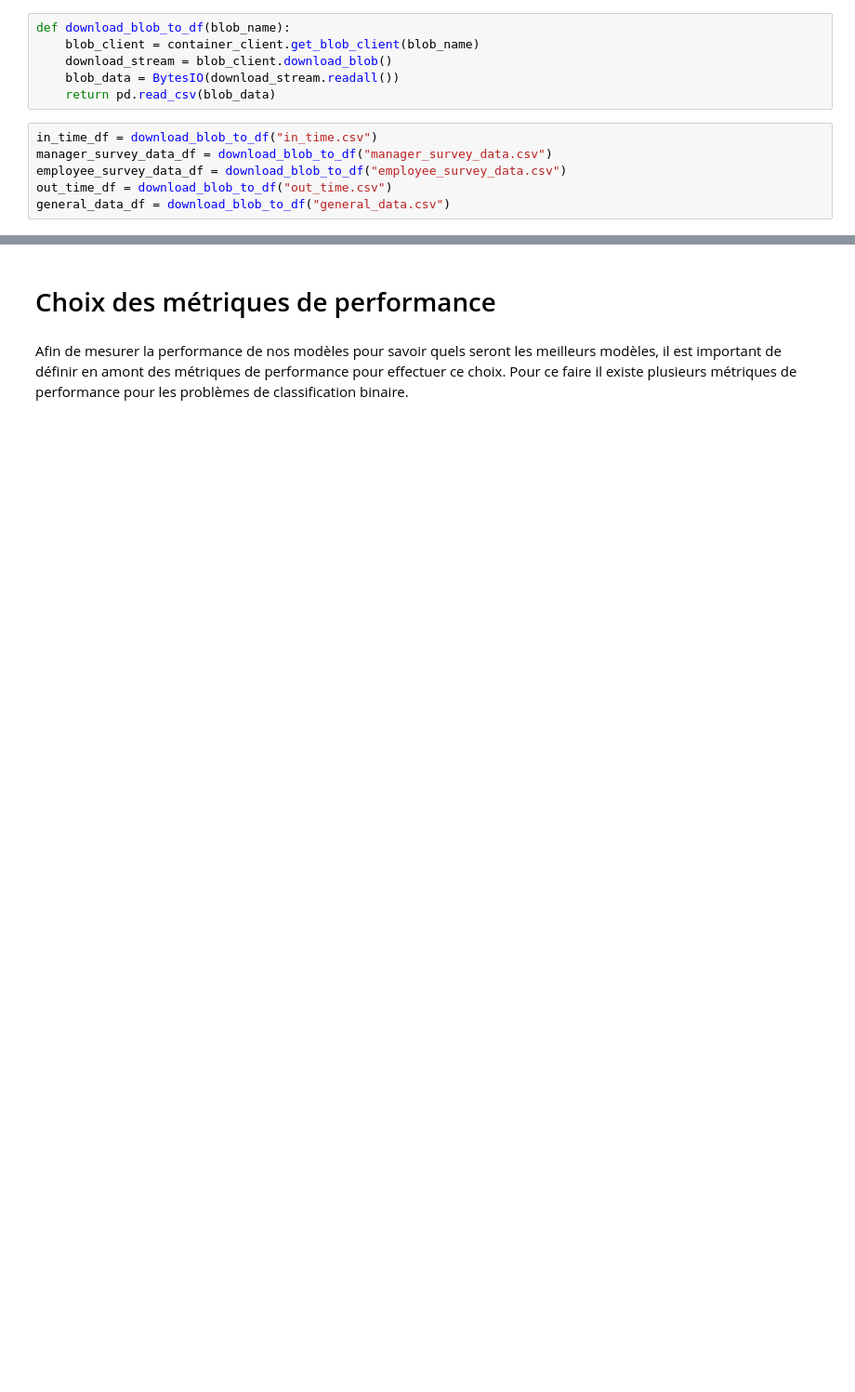
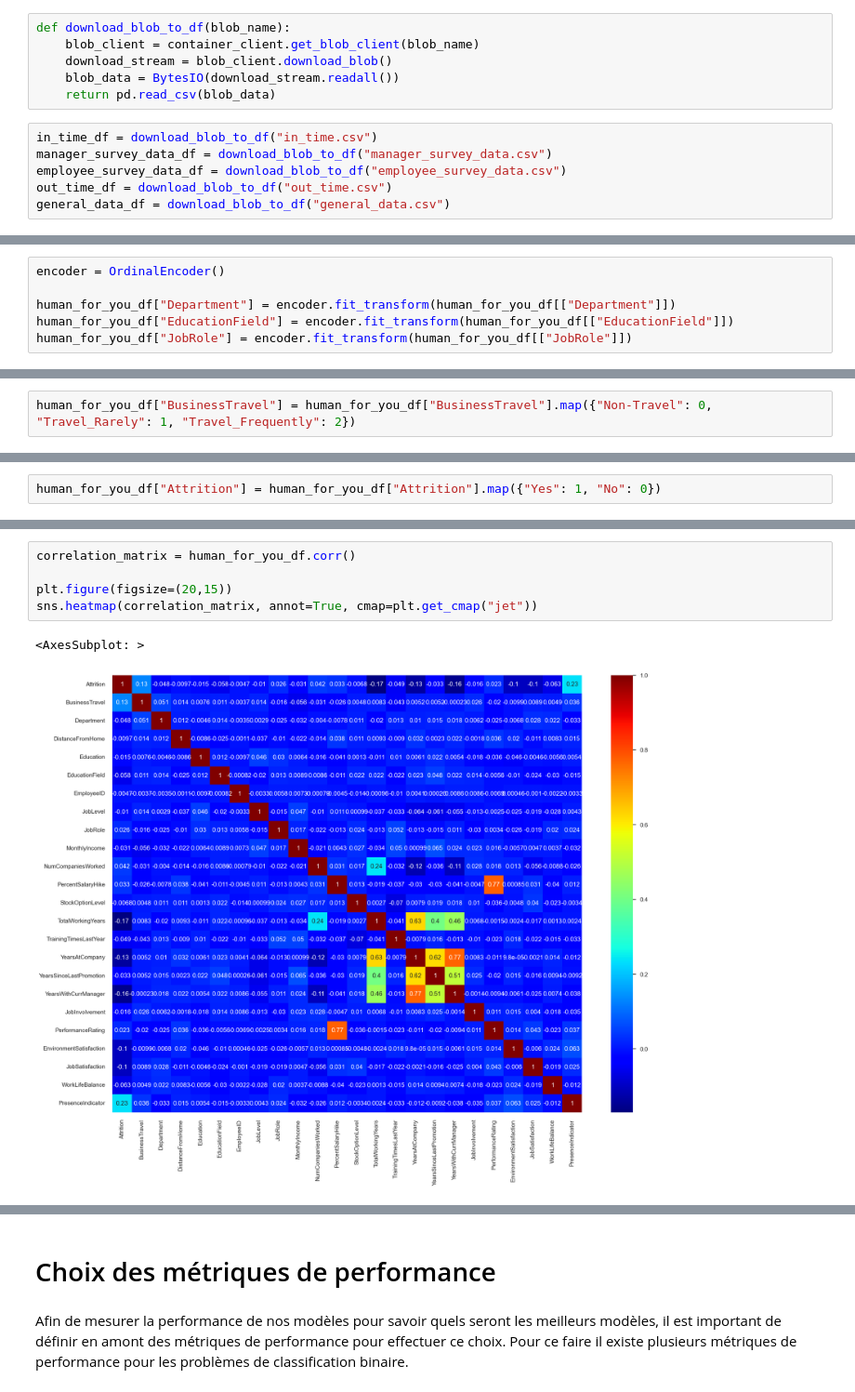
Before and after one commit to Victorien-Goudeau/HumanForYou, a Jupyter notebook: HumanForYou/HumanForYouProject.ipynb, the cells around one changed output, grey strips where cells are left out. Shown at 93% size. Saved outputs shown, nothing was run; the diff lists cells and outputs as text; blank space fills up the shorter version.

```diff
--- a/HumanForYou/HumanForYouProject.ipynb
+++ b/HumanForYou/HumanForYouProject.ipynb
@@ -200,0 +344,6 @@ X
+# %%
+encoder = OrdinalEncoder()
+
+human_for_you_df["Department"] = encoder.fit_transform(human_for_you_df[["Department"]])
+human_for_you_df["EducationField"] = encoder.fit_transform(human_for_you_df[["EducationField"]])
+human_for_you_df["JobRole"] = encoder.fit_transform(human_for_you_df[["JobRole"]])
@@ -200,0 +352,2 @@ X
+# %%
+human_for_you_df["BusinessTravel"] = human_for_you_df["BusinessTravel"].map({"Non-Travel": 0, "Travel_Rarely": 1, "Travel_Frequently": 2})
@@ -200,0 +356,2 @@ X
+# %%
+human_for_you_df["Attrition"] = human_for_you_df["Attrition"].map({"Yes": 1, "No": 0})
@@ -200,0 +362,8 @@ X
+# %%
+correlation_matrix = human_for_you_df.corr()
+
+plt.figure(figsize=(20,15))
+sns.heatmap(correlation_matrix, annot=True, cmap=plt.get_cmap("jet"))
+# %% [output]
+<AxesSubplot: >
+[figure, added]
```
Also changed, not shown: parts of 140 cells of this notebook.
